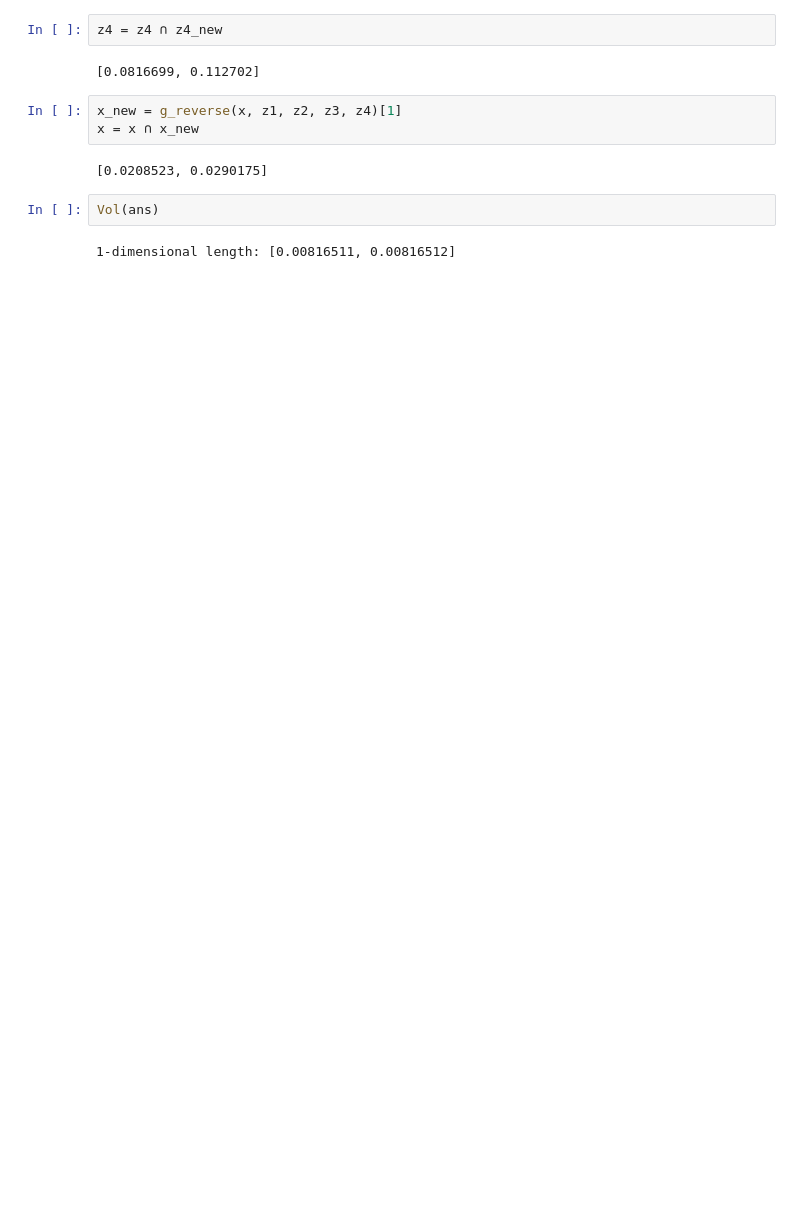
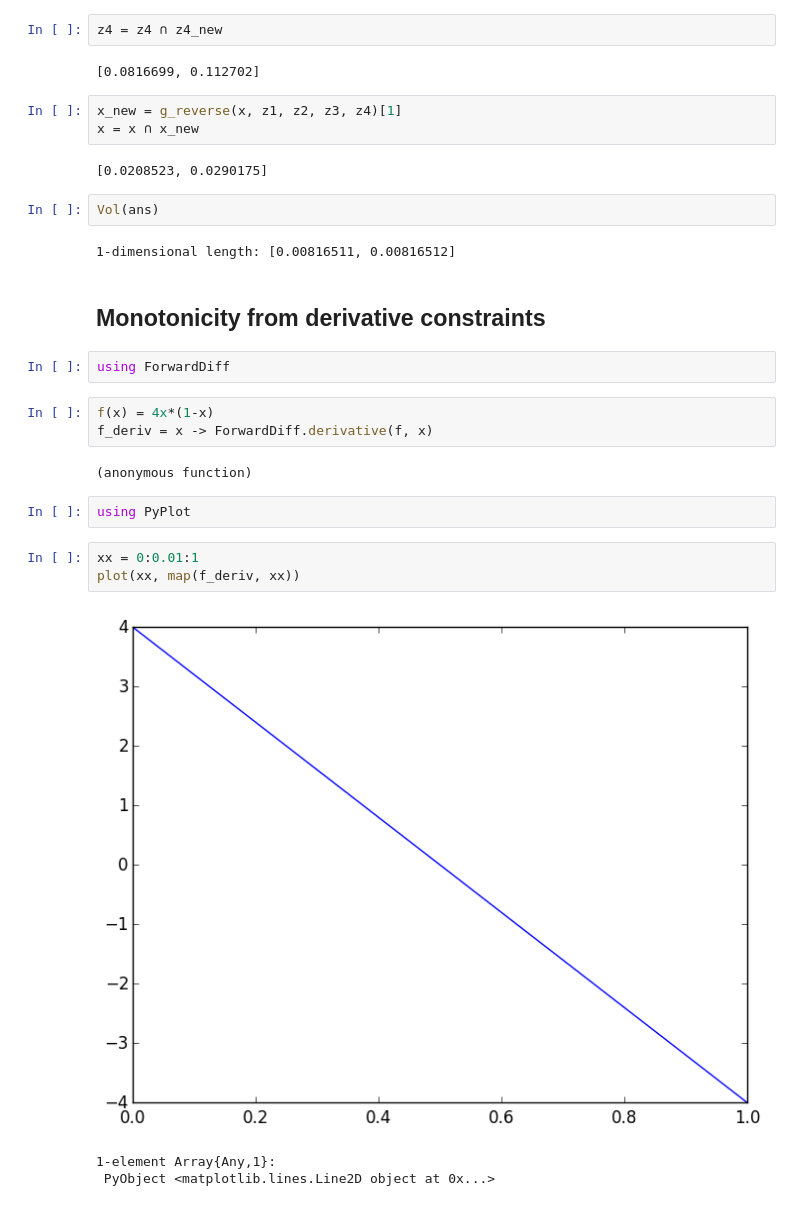
Before and after one commit to JuliaIntervals/IntervalConstraintProgramming.jl, a Jupyter notebook: examples/Logistic map.ipynb, the cells around one changed output. Saved outputs shown, nothing was run; the diff lists cells and outputs as text; blank space fills up the shorter version.

```diff
--- a/examples/Logistic map.ipynb
+++ b/examples/Logistic map.ipynb
@@ -310,3 +310,21 @@ x = x ∩ x_new
 Vol(ans)
 # %% [output]
 1-dimensional length: [0.00816511, 0.00816512]
+# %% [markdown]
+## Monotonicity from derivative constraints
+# %%
+using ForwardDiff
+# %%
+f(x) = 4x*(1-x)
+f_deriv = x -> ForwardDiff.derivative(f, x)
+# %% [output]
+(anonymous function)
+# %%
+using PyPlot
+# %%
+xx = 0:0.01:1
+plot(xx, map(f_deriv, xx))
+# %% [output]
+[figure, added]
+1-element Array{Any,1}:
+ PyObject <matplotlib.lines.Line2D object at 0x...>
```
Also changed, not shown: 2 other files.
